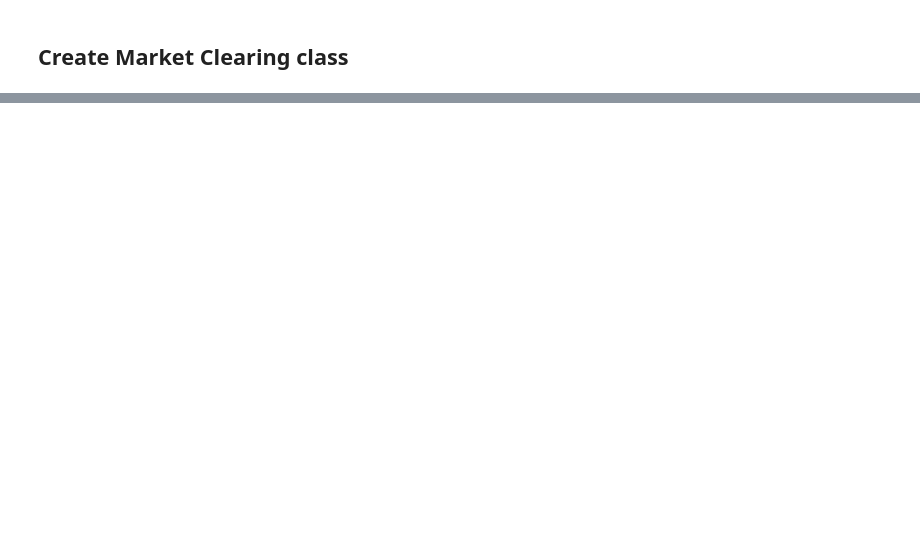
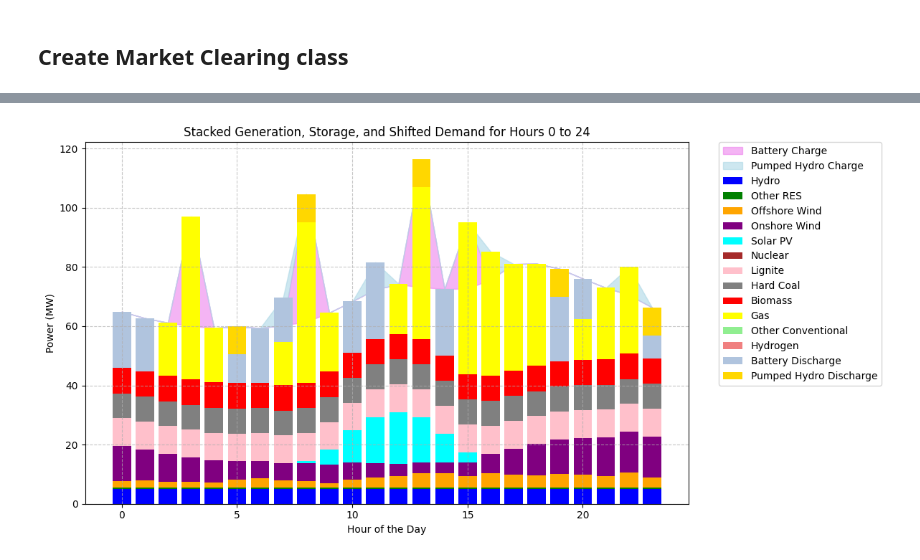
Before and after one commit to bioapfelsaft123/MasterThesis, a Jupyter notebook: SampleSystem.ipynb, the cells around one changed output, grey strips where cells are left out. Cells and saved outputs as stored; diff of their text form; code cells hidden in the pictures; blank space fills up the shorter version.

Commit message:
Capacity Problem fixed + DA Model running

```diff
--- a/SampleSystem.ipynb
+++ b/SampleSystem.ipynb
@@ -25,7 +25,7 @@ N_Stor = len(StorCost)
 N_Scen = scenarios_per_year * len(years)
 
 # Define epsilon
-epsilon = 0.1
+epsilon = 0
 
 #Define delta
 delta = 0.8
@@ -387,0 +431,71 @@ Objective value:  11040212296.033184
+# %%
+import matplotlib.pyplot as plt
+import numpy as np
+
+# Select the hours to be plotted
+start_hour = 0
+end_hour = 24
+one_day_data = DayAheadProblem.res.DA_EGen_Scenarios['DA_Scenario_0'].query(f"Hour >= {start_hour} & Hour < {end_hour}")
+
+# Prepare the data
+hours = one_day_data['Hour']
+
+# Generation and discharge sources
+generation_sources = {
+    'Hydro': one_day_data['Hydro'],
+    'Other RES': one_day_data['Other RES'],
+    'Offshore Wind': one_day_data['Offshore'],
+    'Onshore Wind': one_day_data['Onshore'],
+    'Solar PV': one_day_data['Solar PV'],
+    'Nuclear': one_day_data['Nuclear'],
+    'Lignite': one_day_data['Lignite'],
+    'Hard Coal': one_day_data['Hard Coal'],
+    'Biomass': one_day_data['Biomass'],
+    'Gas': one_day_data['Gas'],
+    'Other Conventional': one_day_data['Other Conventional'],
+    'Hydrogen': one_day_data['Hydrogren'],
+    'Battery Discharge': one_day_data['Battery_Discharge'],
+    'Pumped Hydro Discharge': one_day_data['PumpedHydro_Discharge']
+}
+
+# Colors for generation types
+gen_colors = ['blue', 'green', 'orange', 'purple', 'cyan', 'brown', 'pink',
+              'gray', 'red', 'yellow', 'lightgreen', 'lightcoral', 'lightsteelblue', 'gold']
+
+
+
+plt.figure(figsize=(12, 6))
+
+# Check if there is any battery or hydro charge
+if (one_day_data['Battery_Charge'].sum() == 0) and (one_day_data['PumpedHydro_Charge'].sum() == 0):
+    # If there is no charge, show the original demand line
+    plt.plot(one_day_data['Hour'], one_day_data['Demand'], label='Demand', color='red', linestyle='--')
+else:
+    # If there is charging, the demand line is hidden (visually replaced by stacked charge)
+    plt.fill_between(one_day_data['Hour'],
+                     one_day_data['Demand'],
+                     one_day_data['Demand'] + one_day_data['Battery_Charge'],
+                     label='Battery Charge', color='violet', alpha=0.6)
+
+    plt.fill_between(one_day_data['Hour'],
+                     one_day_data['Demand'] + one_day_data['Battery_Charge'],
+                     one_day_data['Demand'] + one_day_data['Battery_Charge'] + one_day_data['PumpedHydro_Charge'],
+                     label='Pumped Hydro Charge', color='lightblue', alpha=0.6)
+
+# Plot the generation sources as a stacked bar chart
+bottom_stack = np.zeros(len(hours))
+
+for idx, (label, data) in enumerate(generation_sources.items()):
+    plt.bar(hours, data, bottom=bottom_stack, label=label, color=gen_colors[idx])
+    bottom_stack += data  # Update the bottom for the next layer
+
+# Final touches
+plt.title(f"Stacked Generation, Storage, and Shifted Demand for Hours {start_hour} to {end_hour}")
+plt.xlabel("Hour of the Day")
+plt.ylabel("Power (MW)")
+plt.legend(bbox_to_anchor=(1.05, 1), loc='upper left', borderaxespad=0.)
+plt.grid(True, linestyle='--', alpha=0.7)
+plt.tight_layout()
+plt.show()
+# %% [output]
+[figure, added]
```
Also changed, not shown: parts of 7 cells of this notebook, 36 other files.
